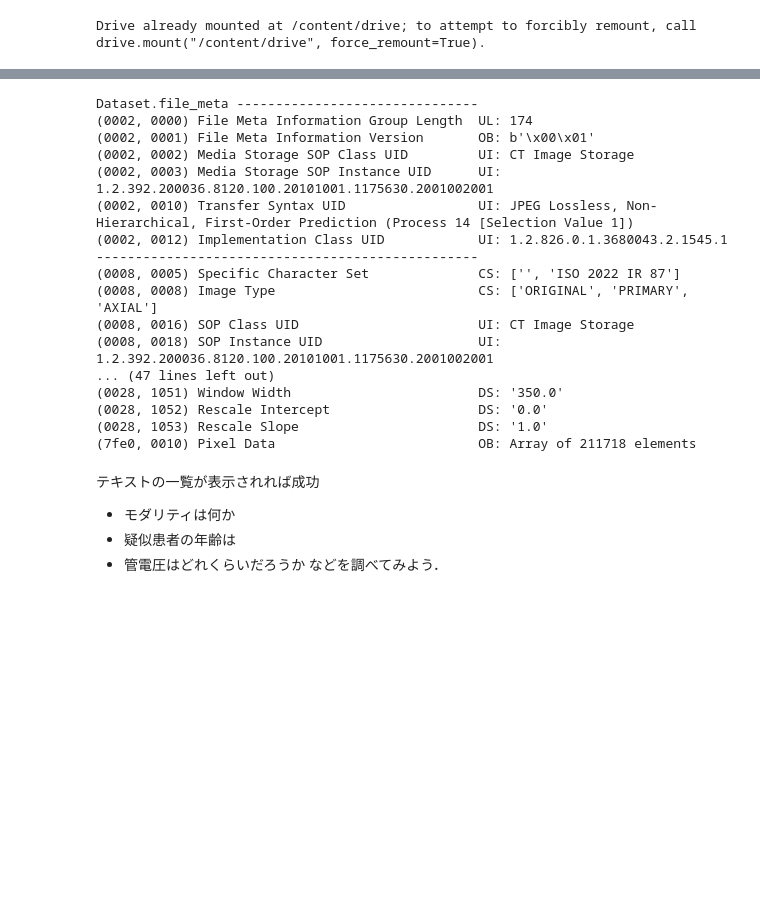
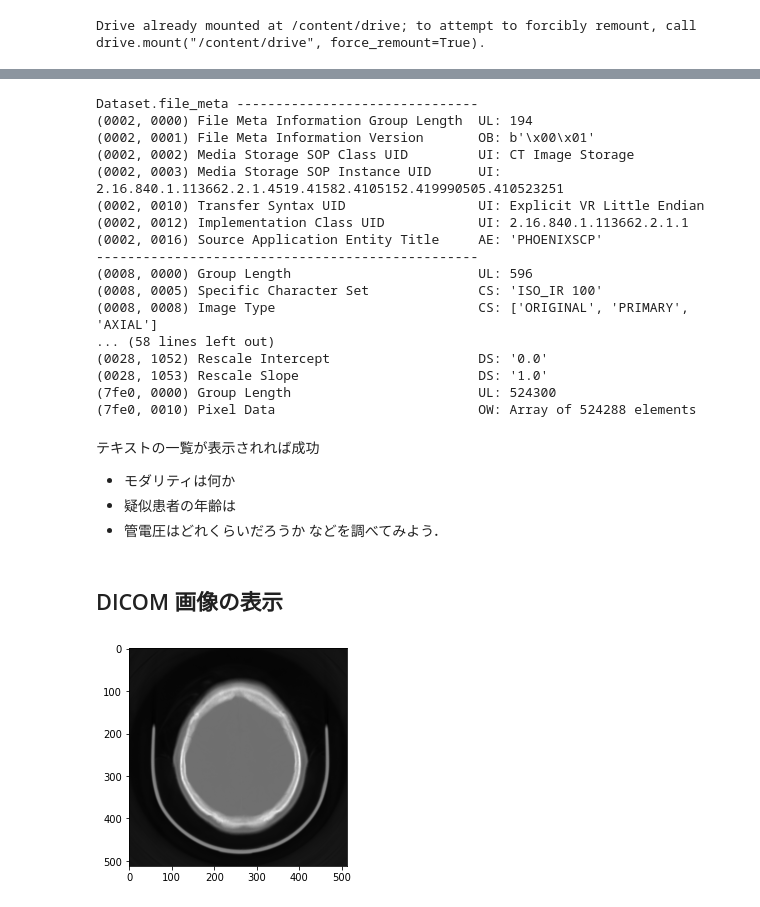
Before and after one commit to ryskks/usedicom, a Jupyter notebook: readDICOM.ipynb, the cells around one changed output, grey strips where cells are left out. Cells and saved outputs as stored; diff of their text form; code cells hidden in the pictures; blank space fills up the shorter version.

Commit message:
Colaboratory を使用して作成しました

```diff
--- a/readDICOM.ipynb
+++ b/readDICOM.ipynb
@@ -23,31 +39,42 @@ import matplotlib.pyplot as plt
 import pydicom
 # %%
 # DICOM ファイルの読み込み
-DIR = "/content/drive/MyDrive/Colab Notebooks/DICOM/CT_JPG_IR87a.dcm"
+DIR = "/content/drive/MyDrive/Colab Notebooks/DICOM/ct2.dcm"
 d = pydicom.read_file(DIR)
 # 読み込んだ変数の表示
 print(d)
 # %% [output]
 Dataset.file_meta -------------------------------
-(0002, 0000) File Meta Information Group Length  UL: 174
+(0002, 0000) File Meta Information Group Length  UL: 194
 (0002, 0001) File Meta Information Version       OB: b'\x00\x01'
 (0002, 0002) Media Storage SOP Class UID         UI: CT Image Storage
-(0002, 0003) Media Storage SOP Instance UID      UI: 1.2.392.200036.8120.100.20101001.1175630.2001002001
-(0002, 0010) Transfer Syntax UID                 UI: JPEG Lossless, Non-Hierarchical, First-Order Prediction (Process 14 [Selection Value 1])
-(0002, 0012) Implementation Class UID            UI: 1.2.826.0.1.3680043.2.1545.1
+(0002, 0003) Media Storage SOP Instance UID      UI: 2.16.840.1.113662.2.1.4519.41582.4105152.419990505.410523251
+(0002, 0010) Transfer Syntax UID                 UI: Explicit VR Little Endian
+(0002, 0012) Implementation Class UID            UI: 2.16.840.1.113662.2.1.1
+(0002, 0016) Source Application Entity Title     AE: 'PHOENIXSCP'
 -------------------------------------------------
-(0008, 0005) Specific Character Set              CS: ['', 'ISO 2022 IR 87']
+(0008, 0000) Group Length                        UL: 596
+(0008, 0005) Specific Character Set              CS: 'ISO_IR 100'
 (0008, 0008) Image Type                          CS: ['ORIGINAL', 'PRIMARY', 'AXIAL']
-(0008, 0016) SOP Class UID                       UI: CT Image Storage
-(0008, 0018) SOP Instance UID                    UI: 1.2.392.200036.8120.100.20101001.1175630.2001002001
-... (47 lines left out)
-(0028, 1051) Window Width                        DS: '350.0'
+... (58 lines left out)
 (0028, 1052) Rescale Intercept                   DS: '0.0'
 (0028, 1053) Rescale Slope                       DS: '1.0'
-(7fe0, 0010) Pixel Data                          OB: Array of 211718 elements
+(7fe0, 0000) Group Length                        UL: 524300
+(7fe0, 0010) Pixel Data                          OW: Array of 524288 elements
 # %% [markdown]
 テキストの一覧が表示されれば成功
  - モダリティは何か
  - 疑似患者の年齢は
  - 管電圧はどれくらいだろうか
 などを調べてみよう．
+# %% [markdown]
+## DICOM 画像の表示
+# %%
+# 画像データを変数に代入
+img = d.pixel_array
+
+# 画像表示
+plt.imshow(img, cmap='gray')
+plt.show()
+# %% [output]
+[figure, added]
```
Also changed, not shown: parts of 4 cells of this notebook.
